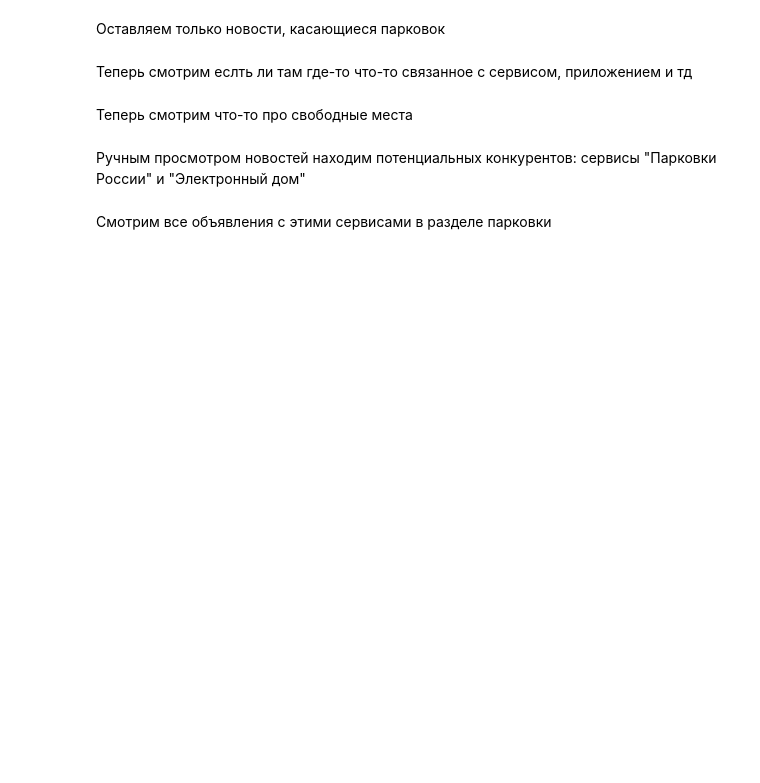
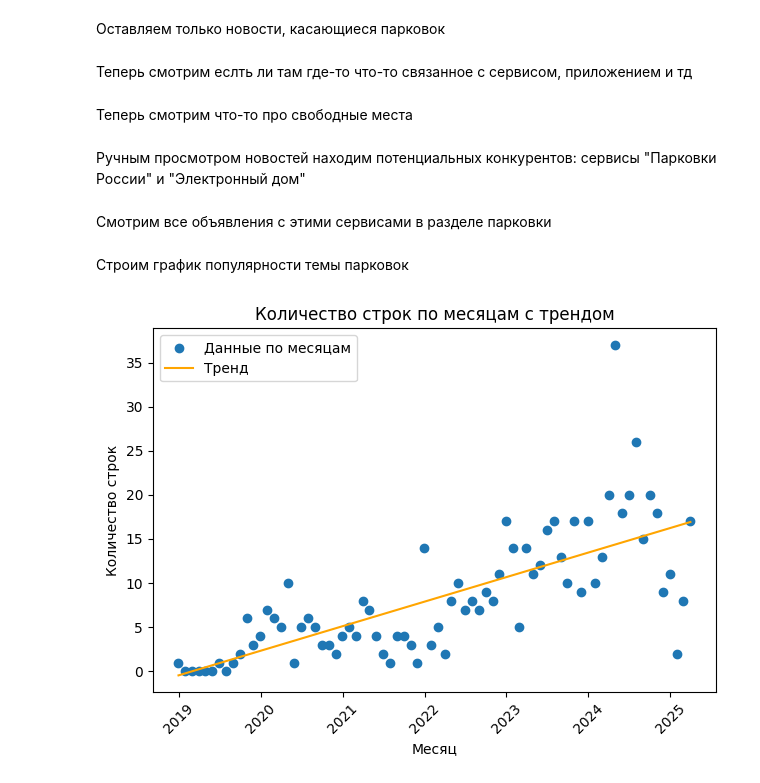
Before and after one commit to K1RILLDtop1gg/Project_busines, a Jupyter notebook: concurents.ipynb, the cells around one changed output. Saved outputs shown, nothing was run; the diff lists cells and outputs as text; code cells hidden in the pictures; blank space fills up the shorter version.

```diff
--- a/concurents.ipynb
+++ b/concurents.ipynb
@@ -102,3 +106,34 @@ filter_csv_files(filenames,'mesta.csv',r"свобод|пуст|занят")
 filter_csv_files(['parkovki.csv'],'parkovkirossii.csv',r"Парковки России|парковки России")
 # %%
 filter_csv_files(['parkovki.csv'],'elecdom.csv',r"Электронный дом|электронный дом|Электронный Дом")
+# %% [markdown]
+Строим график популярности темы парковок
+# %%
+df = pd.read_csv('parkovki.csv')
+
+df[df.columns[1]] = pd.to_datetime(df[df.columns[1]], format='%Y-%m-%d %H:%M:%S')
+
+df = df.sort_values(by=df.columns[1])
+
+grouped = df.groupby(pd.Grouper(key=df.columns[1], freq='M')).size()
+
+dates = grouped.index
+counts = grouped.values
+
+x_ordinal = dates.map(pd.Timestamp.toordinal)
+
+plt.scatter(dates, counts, label='Данные по месяцам')
+
+coefs = np.polyfit(x_ordinal, counts, 1)
+trend_func = np.poly1d(coefs)
+plt.plot(dates, trend_func(x_ordinal), color='orange', label='Тренд')
+
+plt.xlabel('Месяц')
+plt.ylabel('Количество строк')
+plt.title('Количество строк по месяцам с трендом')
+plt.xticks(rotation=45)
+plt.legend()
+plt.tight_layout()
+plt.show()
+# %% [output]
+[figure, added]
```
Also changed, not shown: parts of 5 cells of this notebook.
